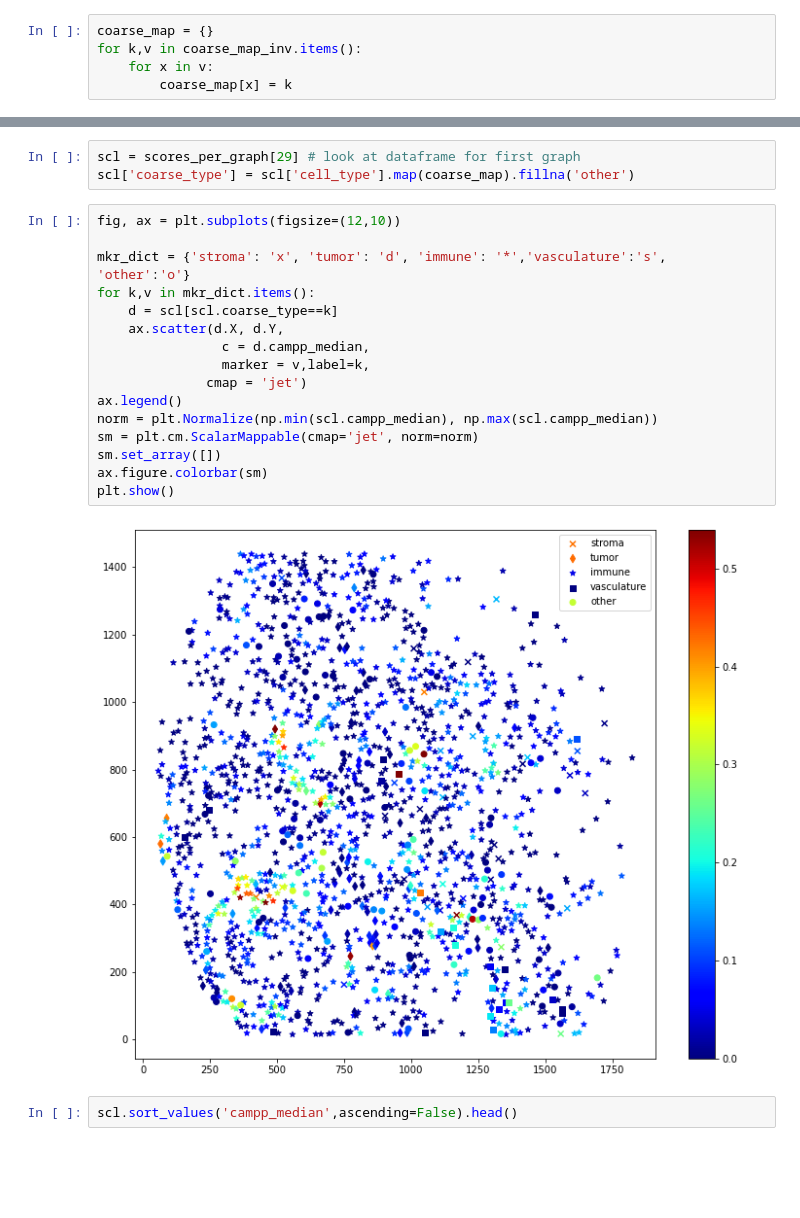
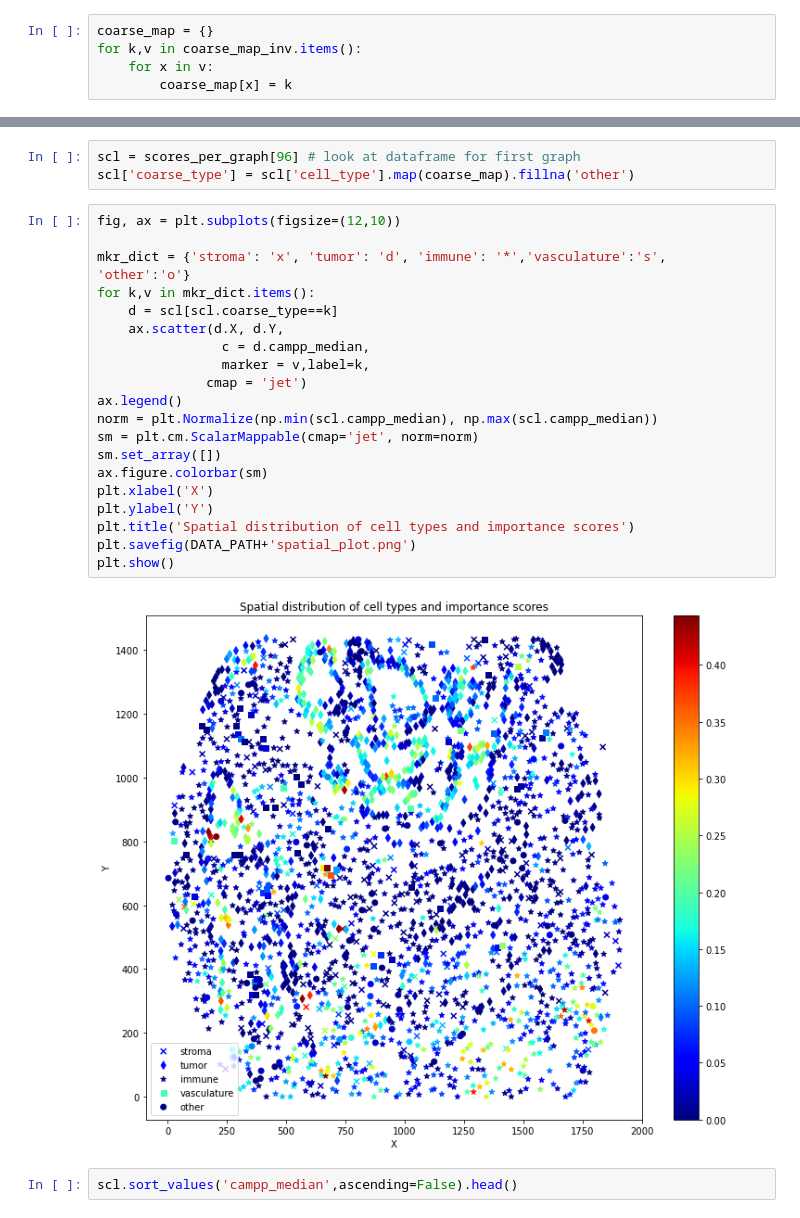
Before and after one commit to jeliason/bioinf593_final_project, a Jupyter notebook: importance_score_analysis.ipynb, the cells around one changed output, grey strips where cells are left out. Drawn from its saved outputs; the diff is of its cells as text; blank space fills up the shorter version.

Commit message:
Figures for Joel's part.

```diff
--- a/importance_score_analysis.ipynb
+++ b/importance_score_analysis.ipynb
@@ -123,26 +123,30 @@ scl.head()
 | 3 | granulocytes | 401.0 | 1209.0 | 9834 | 32 | 0.040193 | 0.000000 | 0.000000 | 0.069626 | 0.000000 | 0.114668 | ... |
 | 4 | granulocytes | 445.0 | 389.0 | 9835 | 32 | 0.000000 | 0.000000 | 0.005380 | 0.000000 | 0.028031 | 0.000000 | ... |
 # %%
-scl = scores_per_graph[29] # look at dataframe for first graph
+scl = scores_per_graph[96] # look at dataframe for first graph
 scl['coarse_type'] = scl['cell_type'].map(coarse_map).fillna('other')
 # %%
 fig, ax = plt.subplots(figsize=(12,10))
 
 mkr_dict = {'stroma': 'x', 'tumor': 'd', 'immune': '*','vasculature':'s', 'other':'o'}
 for k,v in mkr_dict.items():
     d = scl[scl.coarse_type==k]
     ax.scatter(d.X, d.Y,
                 c = d.campp_median,
                 marker = v,label=k,
               cmap = 'jet')
 ax.legend()
 norm = plt.Normalize(np.min(scl.campp_median), np.max(scl.campp_median))
 sm = plt.cm.ScalarMappable(cmap='jet', norm=norm)
 sm.set_array([])
 ax.figure.colorbar(sm)
+plt.xlabel('X')
+plt.ylabel('Y')
+plt.title('Spatial distribution of cell types and importance scores')
+plt.savefig(DATA_PATH+'spatial_plot.png')
 plt.show()
 # %% [output]
-[figure, old version]
+[figure, new version]
 # %%
 scl.sort_values('campp_median',ascending=False).head()
 # %% [output]
```
Also changed, not shown: 6 other files.
